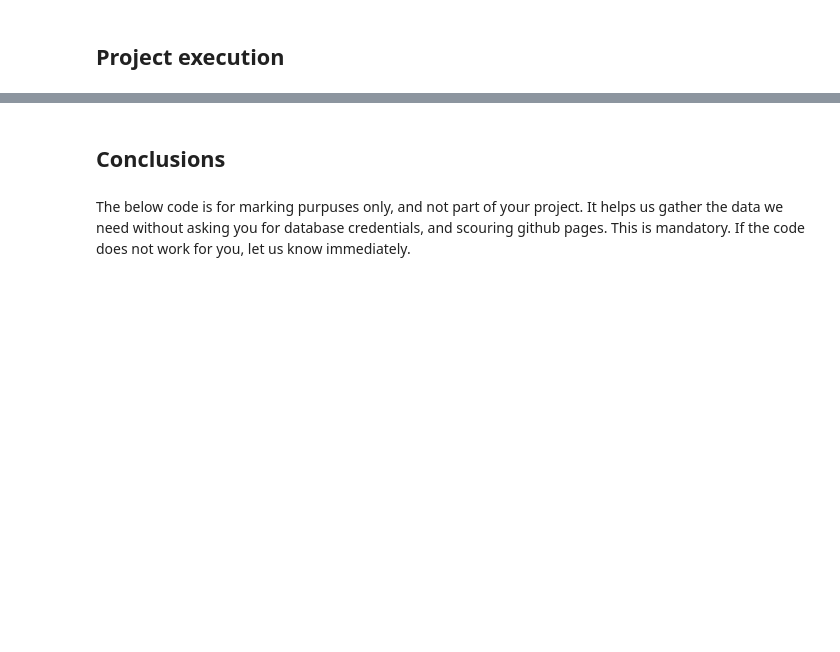
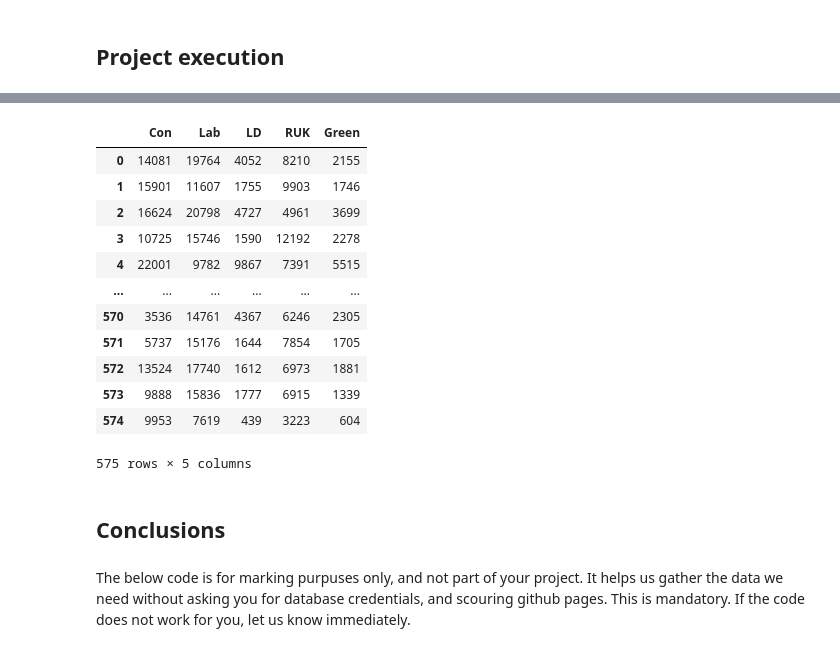
Before and after one commit to sdenyskov/sd995_ads_2024, a Jupyter notebook: notebooks/ads_course_assessment.ipynb, the cells around one changed output, grey strips where cells are left out. Drawn from its saved outputs; the diff is of its cells as text; code cells hidden in the pictures; blank space fills up the shorter version.

```diff
--- a/notebooks/ads_course_assessment.ipynb
+++ b/notebooks/ads_course_assessment.ipynb
@@ -1444,3 +1729,19 @@ Table prices_coordinates_data_old - Approx Row Count 5.8M
+# %%
+const_df[['Con', 'Lab', 'LD', 'RUK', 'Green']] # [['SNP', 'PC', 'DUP', 'SF', 'SDLP', 'UUP', 'APNI']]
+# %% [output]
+|  | Con | Lab | LD | RUK | Green |
+| 0 | 14081 | 19764 | 4052 | 8210 | 2155 |
+| 1 | 15901 | 11607 | 1755 | 9903 | 1746 |
+| 2 | 16624 | 20798 | 4727 | 4961 | 3699 |
+| 3 | 10725 | 15746 | 1590 | 12192 | 2278 |
+| 4 | 22001 | 9782 | 9867 | 7391 | 5515 |
+| ... | ... | ... | ... | ... | ... |
+| 570 | 3536 | 14761 | 4367 | 6246 | 2305 |
+| 571 | 5737 | 15176 | 1644 | 7854 | 1705 |
+| 572 | 13524 | 17740 | 1612 | 6973 | 1881 |
+| 573 | 9888 | 15836 | 1777 | 6915 | 1339 |
+| 574 | 9953 | 7619 | 439 | 3223 | 604 |
+575 rows × 5 columns
 # %% [markdown]
 ## Conclusions
 # %% [markdown]
```
Also changed, not shown: parts of 20 cells of this notebook, 1 other file.
